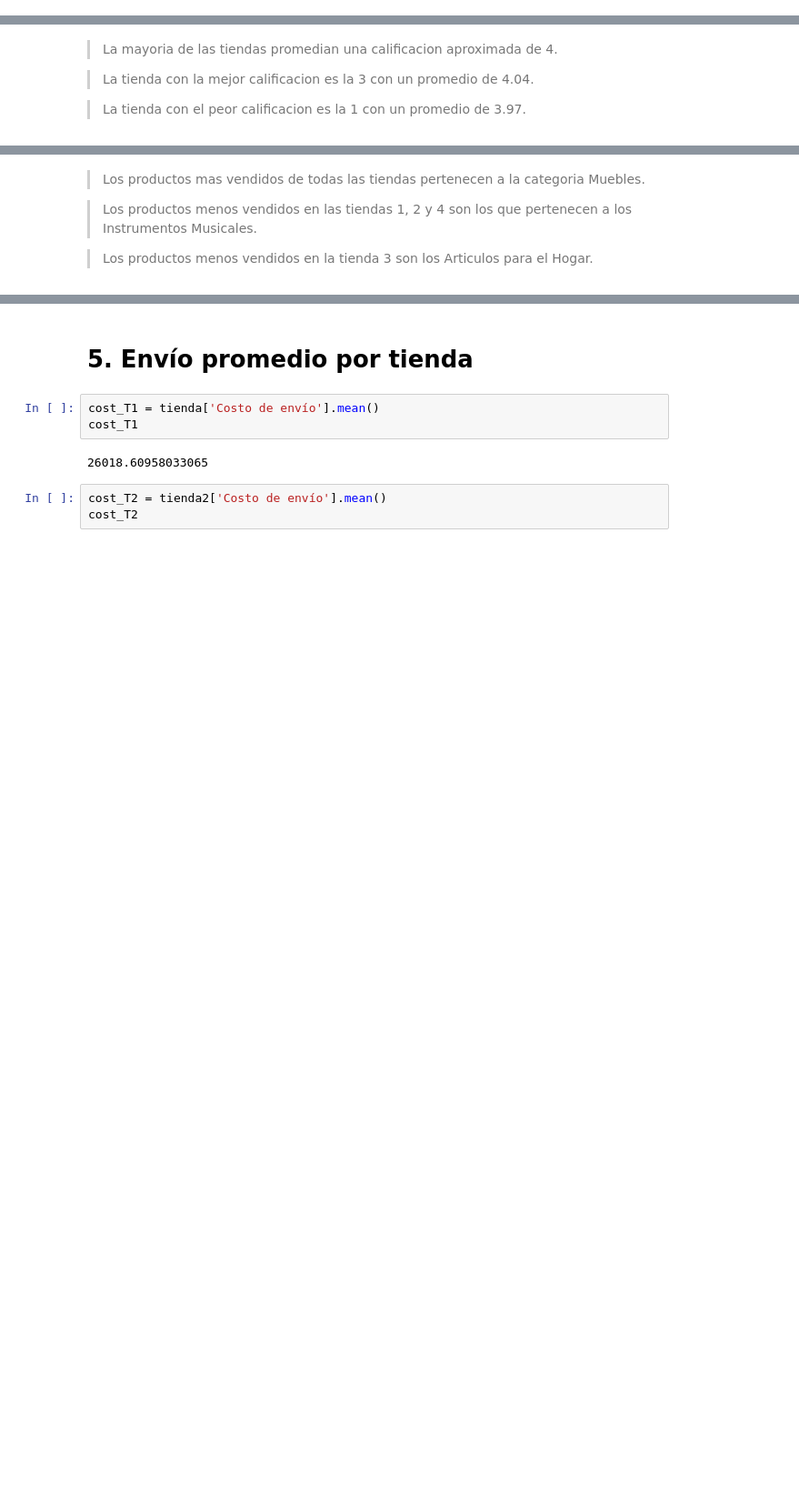
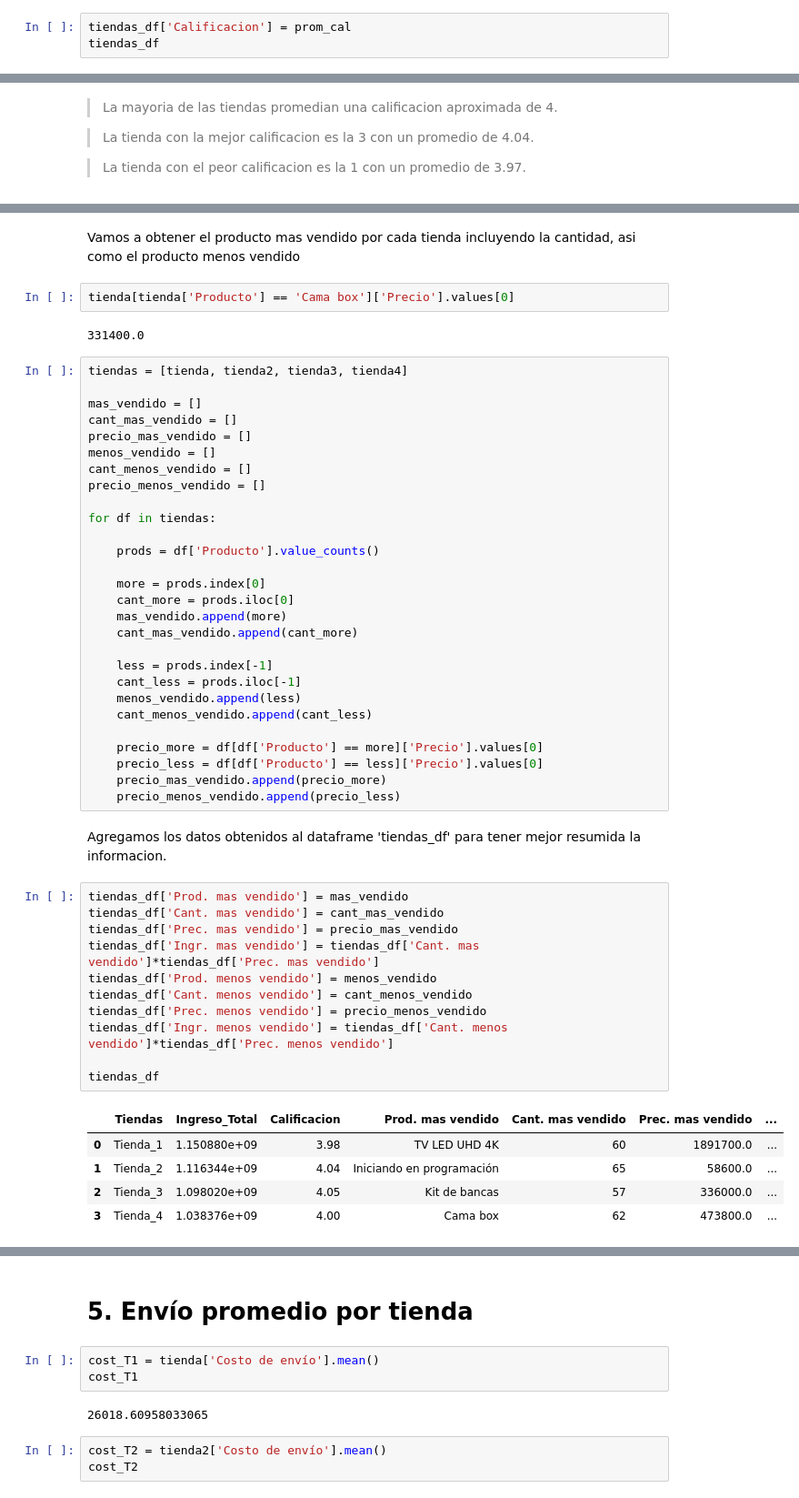
Before and after one commit to jbernalg/challenge-store, a Jupyter notebook: AluraStoreLatam.ipynb, the cells around one changed output, grey strips where cells are left out. Shown at 91% size. Drawn from its saved outputs; the diff is of its cells as text; blank space fills up the shorter version.

Commit message:
redefinicion productos mas y menos bendidos

```diff
--- a/AluraStoreLatam.ipynb
+++ b/AluraStoreLatam.ipynb
@@ -170,0 +175,3 @@ cal_prom_T4
+# %%
+tiendas_df['Calificacion'] = prom_cal
+tiendas_df
@@ -228,6 +192,53 @@ plt.show()
-# %% [markdown]
-> Los productos mas vendidos de todas las tiendas pertenecen a la categoria Muebles.
-
-> Los productos menos vendidos en las tiendas 1, 2 y 4 son los que pertenecen a los Instrumentos Musicales.
-
-> Los productos menos vendidos en la tienda 3 son los Articulos para el Hogar.
+# %% [markdown]
+Vamos a obtener el producto mas vendido por cada tienda incluyendo la cantidad, asi como el producto menos vendido
+# %%
+tienda[tienda['Producto'] == 'Cama box']['Precio'].values[0]
+# %% [output]
+331400.0
+# %%
+tiendas = [tienda, tienda2, tienda3, tienda4]
+
+mas_vendido = []
+cant_mas_vendido = []
+precio_mas_vendido = []
+menos_vendido = []
+cant_menos_vendido = []
+precio_menos_vendido = []
+
+for df in tiendas:
+
+    prods = df['Producto'].value_counts()
+
+    more = prods.index[0]
+    cant_more = prods.iloc[0]
+    mas_vendido.append(more)
+    cant_mas_vendido.append(cant_more)
+
+    less = prods.index[-1]
+    cant_less = prods.iloc[-1]
+    menos_vendido.append(less)
+    cant_menos_vendido.append(cant_less)
+
+    precio_more = df[df['Producto'] == more]['Precio'].values[0]
+    precio_less = df[df['Producto'] == less]['Precio'].values[0]
+    precio_mas_vendido.append(precio_more)
+    precio_menos_vendido.append(precio_less)
+# %% [markdown]
+Agregamos los datos obtenidos al dataframe 'tiendas_df' para tener mejor resumida la informacion.
+# %%
+tiendas_df['Prod. mas vendido'] = mas_vendido
+tiendas_df['Cant. mas vendido'] = cant_mas_vendido
+tiendas_df['Prec. mas vendido'] = precio_mas_vendido
+tiendas_df['Ingr. mas vendido'] = tiendas_df['Cant. mas vendido']*tiendas_df['Prec. mas vendido']
+tiendas_df['Prod. menos vendido'] = menos_vendido
+tiendas_df['Cant. menos vendido'] = cant_menos_vendido
+tiendas_df['Prec. menos vendido'] = precio_menos_vendido
+tiendas_df['Ingr. menos vendido'] = tiendas_df['Cant. menos vendido']*tiendas_df['Prec. menos vendido']
+
+tiendas_df
+# %% [output]
+|  | Tiendas | Ingreso_Total | Calificacion | Prod. mas vendido | Cant. mas vendido | Prec. mas vendido | ... |
+| 0 | Tienda_1 | 1.150880e+09 | 3.98 | TV LED UHD 4K | 60 | 1891700.0 | ... |
+| 1 | Tienda_2 | 1.116344e+09 | 4.04 | Iniciando en programación | 65 | 58600.0 | ... |
+| 2 | Tienda_3 | 1.098020e+09 | 4.05 | Kit de bancas | 57 | 336000.0 | ... |
+| 3 | Tienda_4 | 1.038376e+09 | 4.00 | Cama box | 62 | 473800.0 | ... |
```
Also changed, not shown: parts of 18 cells of this notebook.
